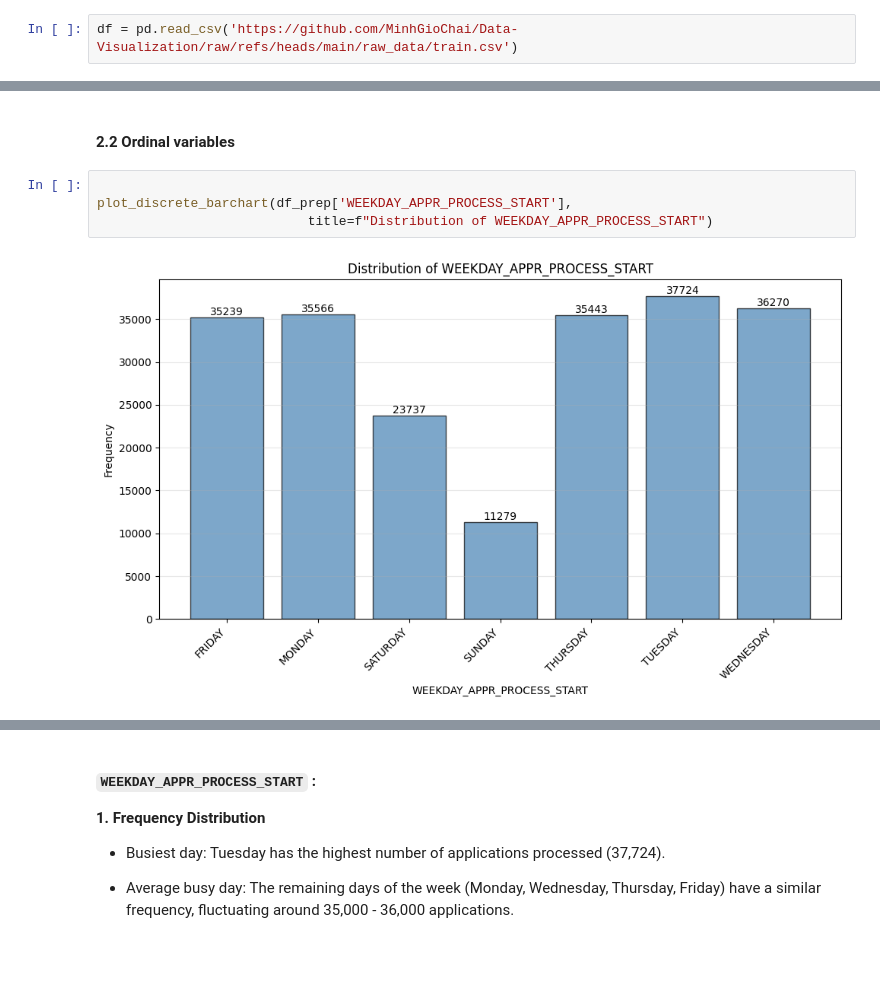
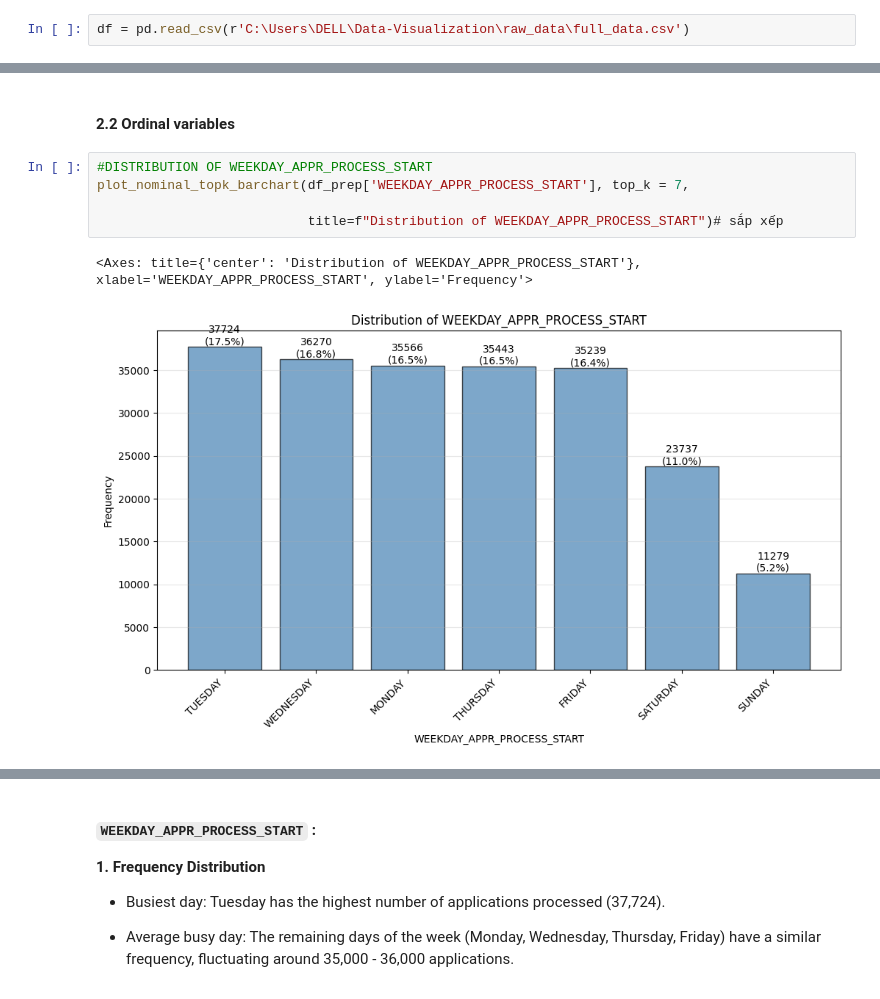
Before and after one commit to MinhGioChai/Data-Visualization, a Jupyter notebook: notebook/Customer_Credit_Profile.ipynb, the cells around one changed output, grey strips where cells are left out. Cells and saved outputs as stored; diff of their text form; blank space fills up the shorter version.

```diff
--- a/notebook/Customer_Credit_Profile.ipynb
+++ b/notebook/Customer_Credit_Profile.ipynb
@@ -6,3 +16,3 @@ import seaborn as sns
 # %%
-df = pd.read_csv('https://github.com/MinhGioChai/Data-Visualization/raw/refs/heads/main/raw_data/train.csv')
+df = pd.read_csv(r'C:\Users\DELL\Data-Visualization\raw_data\full_data.csv')
 # %% [markdown]
@@ -229,8 +346,10 @@ Summary: The variable NAME_TYPE_SUITE is an extremely weak predictor but gives i
 # %% [markdown]
 #### **2.2 Ordinal variables**
 # %%
+#DISTRIBUTION OF WEEKDAY_APPR_PROCESS_START
+plot_nominal_topk_barchart(df_prep['WEEKDAY_APPR_PROCESS_START'], top_k = 7,
 
-plot_discrete_barchart(df_prep['WEEKDAY_APPR_PROCESS_START'],
-                           title=f"Distribution of WEEKDAY_APPR_PROCESS_START")
+                           title=f"Distribution of WEEKDAY_APPR_PROCESS_START")# sắp xếp
 # %% [output]
+<Axes: title={'center': 'Distribution of WEEKDAY_APPR_PROCESS_START'}, xlabel='WEEKDAY_APPR_PROCESS_START', ylabel='Frequency'>
-[figure, old version]
+[figure, new version]
```
Also changed, not shown: parts of 57 cells of this notebook.
